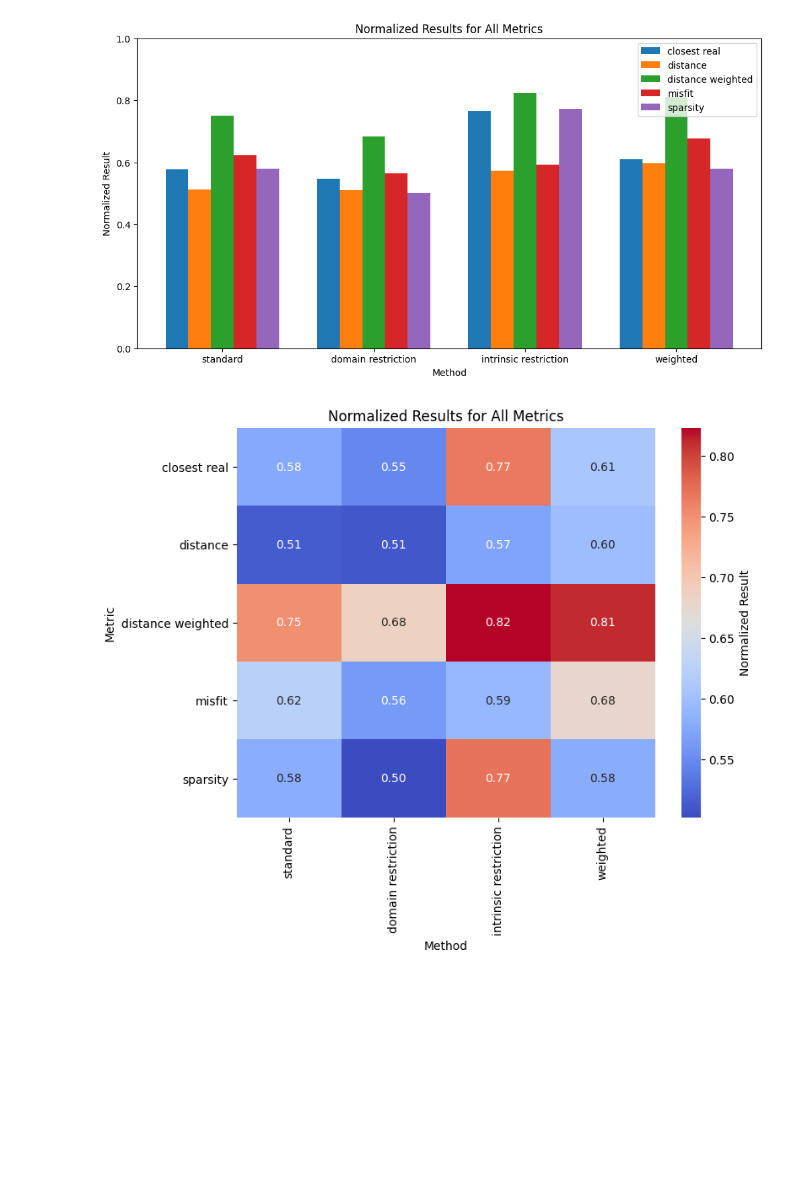
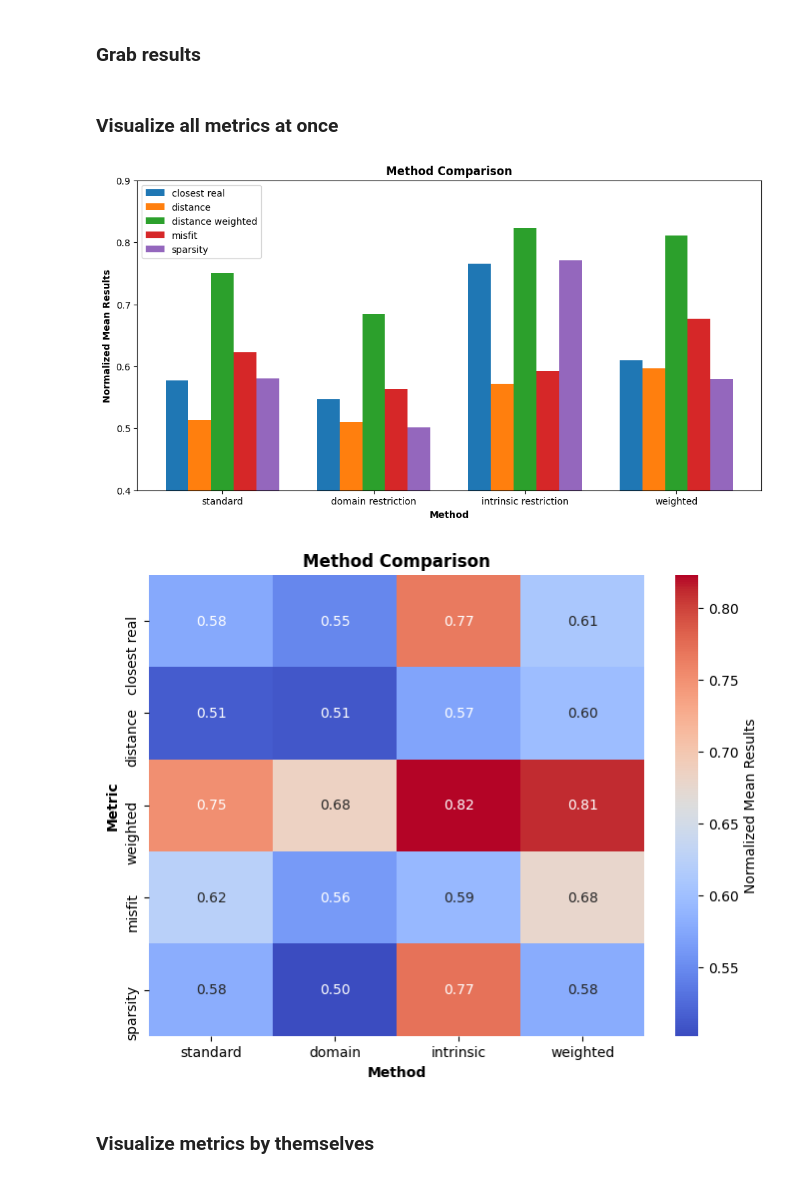
Before and after one commit to JacobLyLa/XAI-CFE, a Jupyter notebook: notebooks/result_analysis.ipynb, the cells around one changed output. Drawn from its saved outputs; the diff is of its cells as text; code cells hidden in the pictures; blank space fills up the shorter version.

Commit message:
new graphs, renamed files/folders

```diff
--- a/notebooks/result_analysis.ipynb
+++ b/notebooks/result_analysis.ipynb
@@ -5,6 +5,8 @@ import matplotlib.pyplot as plt
 import numpy as np
 import seaborn as sns
 from matplotlib import pyplot as plt
+# %% [markdown]
+### Grab results
 # %%
 path = "results/"
 results = {}
@@ -14,6 +16,8 @@ for folder in os.listdir(path):
     results[folderName] = {}
     for file in os.listdir(path + folder):
         results[folderName][file[:-4]] = np.load(path + folder + "/" + file)
+# %% [markdown]
+### Visualize all metrics at once
 # %%
 def normalize_data(data):
     min_val = np.min(data)
@@ -31,46 +35,53 @@ def analyse_all_metrics(results):
 
     means = np.zeros((num_metrics, num_methods))
 
-    metrics_to_maximize = ['sparsity']  # Add the metrics to be maximized here
+    # Currently only sparsity that should be maximized
+    metrics_to_maximize = ['sparsity']
 
     for i, (metric_name, data) in enumerate(results.items()):
         for j, key in enumerate(sorted_keys):
             normalized_data = normalize_data(np.array(data[key]))
 
             # If the metric is not in the list of metrics to maximize, revert the values (1 - value)
             if metric_name not in metrics_to_maximize:
                 normalized_data = 1 - normalized_data
 
             means[i, j] = np.mean(normalized_data)
 
     # Grouped Bar Chart
     plt.figure(figsize=(12, 6))
     bar_width = 0.15
     bar_positions = np.arange(num_methods)
 
     for i, metric_name in enumerate(results.keys()):
         plt.bar(bar_positions + i * bar_width, means[i], width=bar_width, label=f"{metric_name}")
 
-    plt.title("Normalized Results for All Metrics")
-    plt.xlabel("Method")
-    plt.ylabel("Normalized Result")
+    plt.title("Method Comparison", fontweight='bold')
+    plt.xlabel("Method", fontweight='bold')
+    plt.ylabel("Normalized Mean Results", fontweight='bold')
     plt.xticks(bar_positions + bar_width * (num_metrics - 1) / 2, sorted_keys)
     plt.legend()
-    plt.ylim(0, 1)
+    plt.ylim(0.4, 0.9)
     plt.show()
 
     # Heatmap
+    yticklabels = list(results.keys())
+    # Clean up label names to not take up too much space
+    yticklabels = [x.replace("distance weighted", "weighted") for x in yticklabels]
+    sorted_keys = [x.replace(" restriction", "") for x in sorted_keys]
     plt.figure(figsize=(8, 6))
-    sns.heatmap(means, annot=True, fmt=".2f", cmap="coolwarm", yticklabels=list(results.keys()), xticklabels=sorted_keys, cbar_kws={'label': 'Normalized Result'})
-    plt.title("Normalized Results for All Metrics")
-    plt.ylabel("Metric")
-    plt.xlabel("Method")
+    sns.heatmap(means, annot=True, fmt=".2f", cmap="coolwarm", yticklabels=yticklabels, xticklabels=sorted_keys, cbar_kws={'label': 'Normalized Mean Results'})
+    plt.title("Method Comparison", fontweight='bold')
+    plt.ylabel("Metric", fontweight='bold')
+    plt.xlabel("Method", fontweight='bold')
     plt.show()
 
 analyse_all_metrics(results)
 # %% [output]
-[figure, old version]
+[figure, new version]
-[figure, old version]
+[figure, new version]
+# %% [markdown]
+### Visualize metrics by themselves
 # %%
 def analyse_metric(data, name):
     name = name.replace("_", " ")
```
Also changed, not shown: parts of 1 cell of this notebook, 4 other files.
